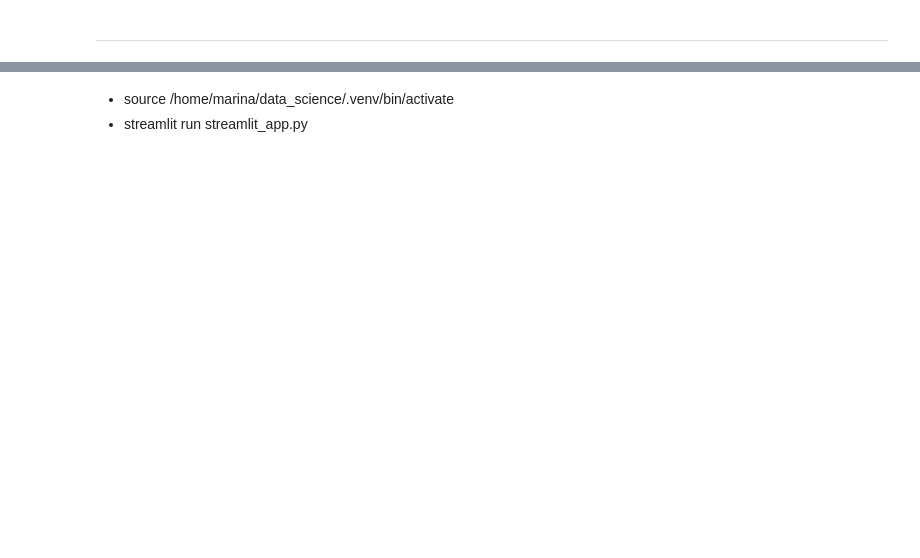
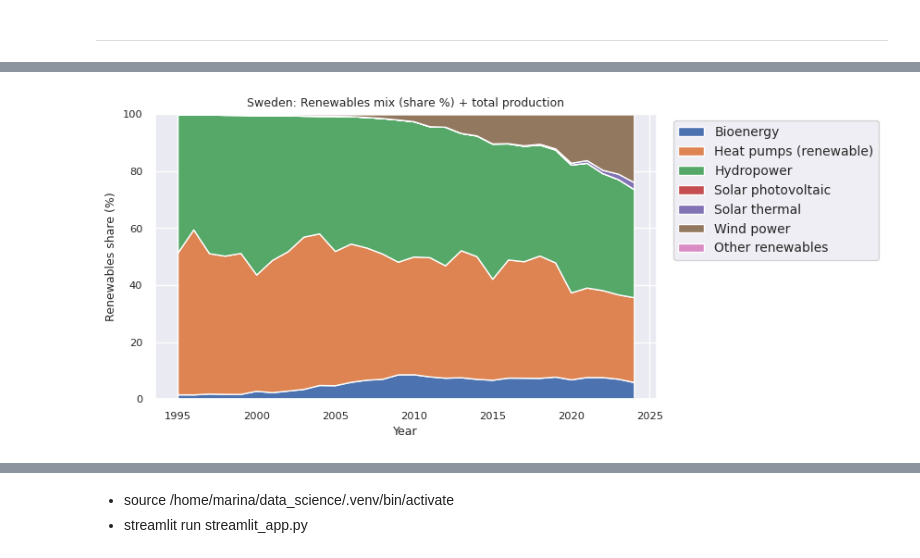
Before and after one commit to MarinaNakamura-blip/energy_project, a Jupyter notebook: tidy_data.ipynb, the cells around one changed output, grey strips where cells are left out. Drawn from its saved outputs; the diff is of its cells as text; code cells hidden in the pictures; blank space fills up the shorter version.

```diff
--- a/tidy_data.ipynb
+++ b/tidy_data.ipynb
@@ -182,0 +204,4 @@ df_long["energy_code"].unique()
+# %%
+fig = renewables_share_with_total(df, "Sweden")
+# %% [output]
+[figure, added]
```
Also changed, not shown: parts of 11 cells of this notebook, 4 other files.
